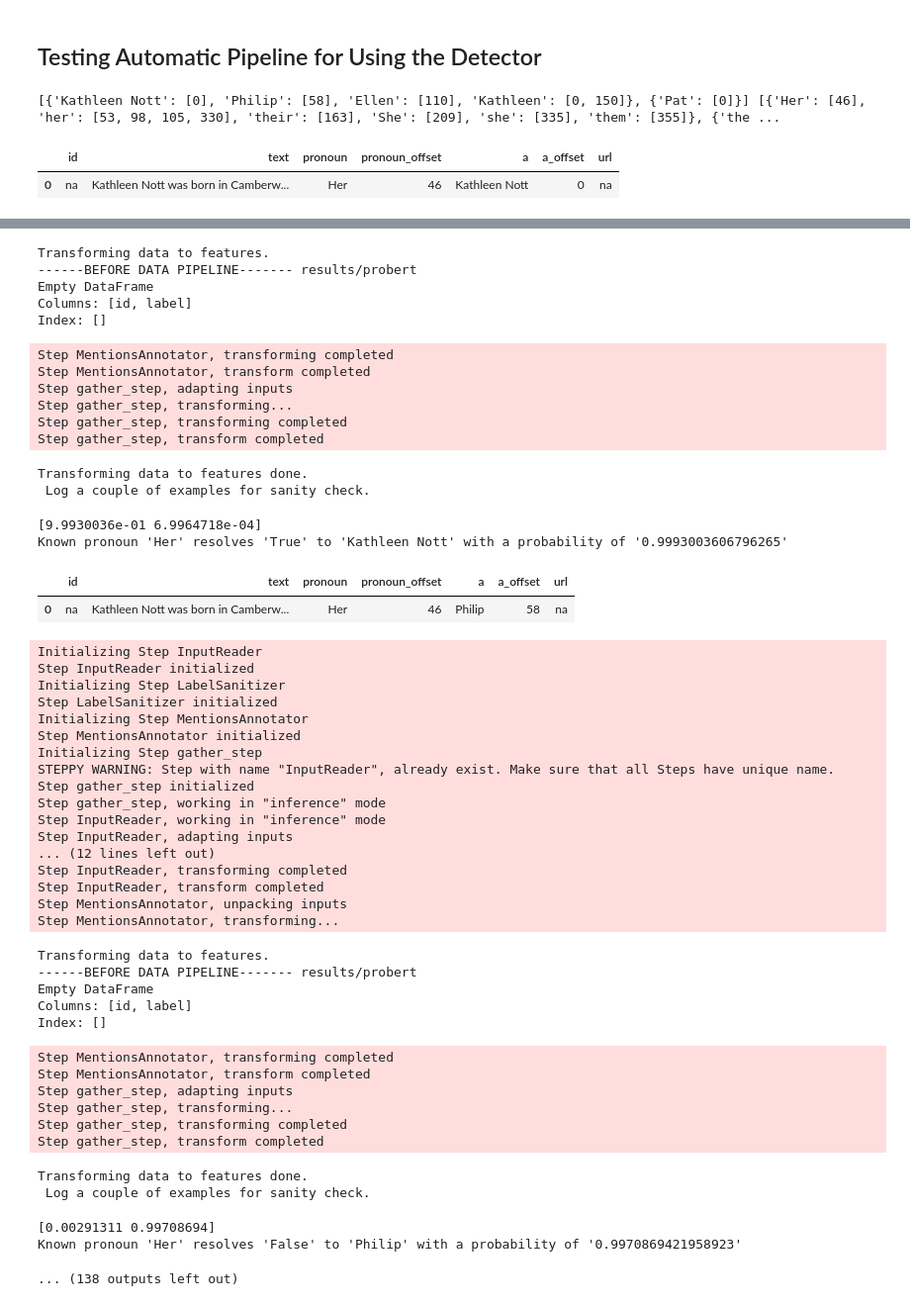
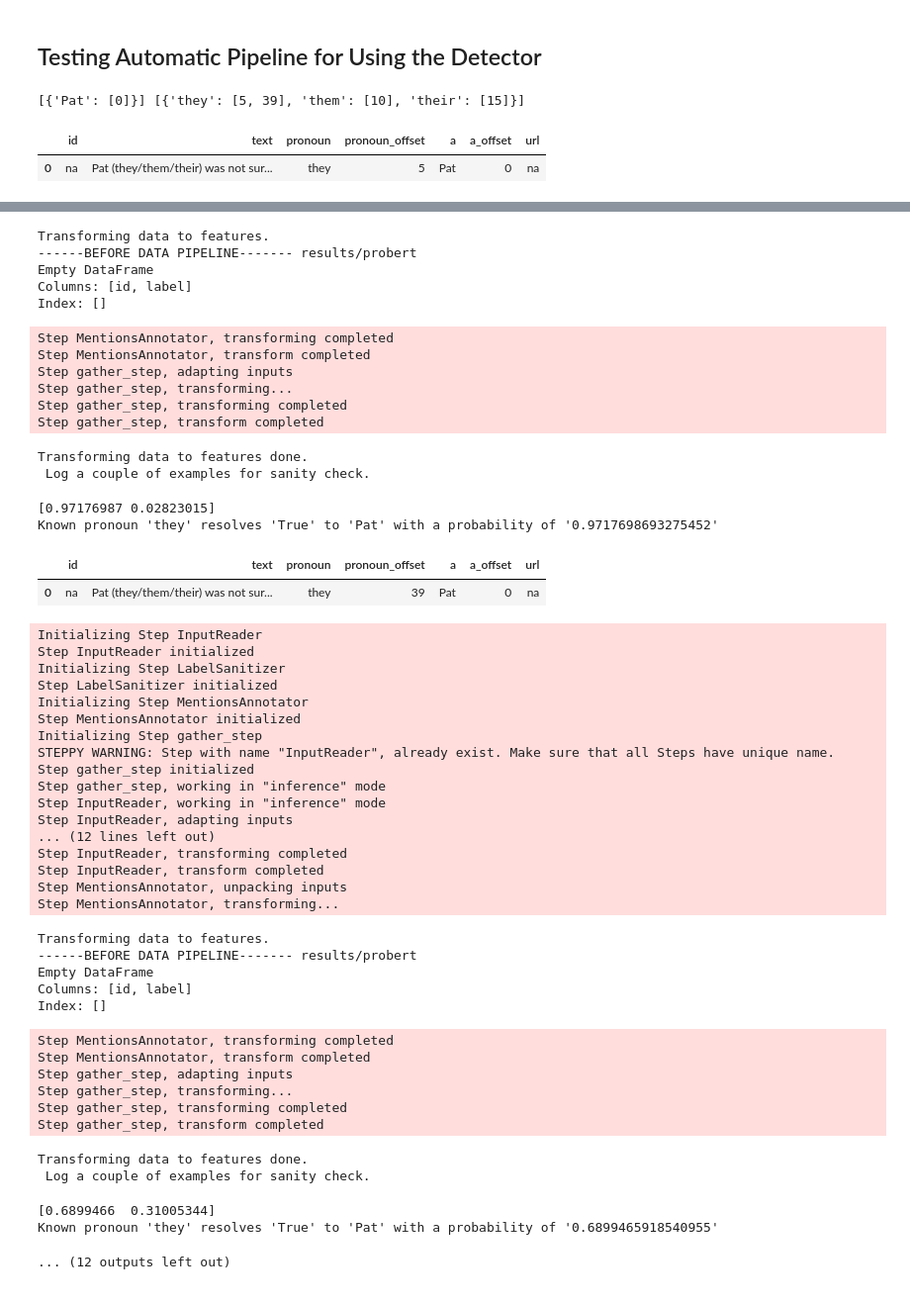
Before and after one commit to lamoghaighoroje/gap, a Jupyter notebook: demo-singular-notebook.ipynb, the cells around one changed output, grey strips where cells are left out. Shown at 99% size. Drawn from its saved outputs; the diff is of its cells as text; code cells hidden in the pictures.

```diff
--- a/demo-singular-notebook.ipynb
+++ b/demo-singular-notebook.ipynb
@@ -95,7 +91,7 @@ def evaluate(model,eval_features,device,eval_mode=True):
     model.eval()
 
     all_input_ids = torch.tensor([f.input_ids for f in eval_features], dtype=torch.long)
-    all_input_mask = torch.tensor([f.input_mask for f in eval_features], dtype=torch.uint8)
+    all_input_mask = torch.tensor([f.input_mask for f in eval_features], dtype=torch.long)
     all_segment_ids = torch.tensor([f.segment_ids for f in eval_features], dtype=torch.long)
     all_gpr_tags_mask = torch.tensor([f.gpr_tags_mask for f in eval_features], dtype=torch.uint8)
 
@@ -199,16 +189,14 @@ If you depend on functionality not listed there, please file an issue.
 ## Testing Automatic Pipeline for Using the Detector
 # %%
 # Raw input text
-# original_text = ["For the U.S. Under Secretary of State, see Lucy W. Benson. Lucy Benson is a fictional character from the long-running Channel 4 soap opera Hollyoaks," \
-#                  "played by Kerrie Taylor between 1995--2000 and appeared in the shows first ever episode airing on the 23 October 1995. The character left five years later when she went travelling.",
-#                  "Kathleen Nott was born in Camberwell, London. Her father, Philip, was a lithographic printer, and her mother, Ellen, ran a boarding house in Brixton; Kathleen was their third daughter. "\
-#                     "She was educated at Mary Datchelor Girls' School (now closed), London, before attending King's College, London.",
-#                 ]
 original_text = [
-                    "Kathleen Nott was born in Camberwell, London. Her father, Philip, was a lithographic printer, and her mother, Ellen, ran a boarding house in Brixton; Kathleen was their third daughter. \
-                        She was educated at Mary Datchelor Girls' School (now closed), London, before attending King's College, London. This is where she met and married them.",
                     "Pat (they/them/their) was not sure how they should bring up inclusivity in the workplace."
                 ]
+# original_text = [
+#                     "Kathleen Nott was born in Camberwell, London. Her father, Philip, was a lithographic printer, and her mother, Ellen, ran a boarding house in Brixton; Kathleen was their third daughter. \
+#                         She was educated at Mary Datchelor Girls' School (now closed), London, before attending King's College, London. This is where she met and married them.",
+#                     "Pat (they/them/their) was not sure how they should bring up inclusivity in the workplace."
+#                 ]
 # # A list of raw input text
 # original_text = ["Pat (they/them/their) was not sure how they should bring up inclusivity in the workplace.",
 #                  "For the U.S. Under Secretary of State, see Lucy W. Benson. Lucy Benson is a fictional character from the long-running Channel 4 soap opera Hollyoaks, \
@@ -222,7 +210,7 @@ original_text = [
 #                         Tilton met with Dozenberg in a restaurant in New York City about a month later and asked Dozenberg to enter his service, without specifying the exact service in question."
 #                 ]
 # %%
-_corenlp_url = 'http://cccxc411.pok.ibm.com:9000/'
+_corenlp_url = 'https://corenlp.run/'
 from pycorenlp import StanfordCoreNLP
 import json
 corenlp = StanfordCoreNLP(_corenlp_url)
@@ -292,11 +280,5 @@ def get_entities_and_pronouns(original_text: List[str]):
 
 entity_list, pronoun_list = get_entities_and_pronouns(original_text)
 print(entity_list, pronoun_list)
-# combinations = []
-# for i in range(len(entity_list)):
-#     # get all possible permutations of (entity, pronoun)
-#     combs = get_combinations(entity_list[i], pronoun_list[i])
-#     # combinations.extend(combs)
-#     print(combs)
 # %% [output]
-[{'Kathleen Nott': [0], 'Philip': [58], 'Ellen': [110], 'Kathleen': [0, 150]}, {'Pat': [0]}] [{'Her': [46], 'her': [53, 98, 105, 330], 'their': [163], 'She': [209], 'she': [335], 'them': [355]}, {'the ...
+[{'Pat': [0]}] [{'they': [5, 39], 'them': [10], 'their': [15]}]
@@ -305,8 +285,10 @@ print(entity_list, pronoun_list)
 # %%
 # initialize results data frame
+from pickle import FALSE, TRUE
+
 cols = ['id', 'text', 'pronoun', 'pronoun_offset', 'a', 'a_offset', 'url']
 
-output_cols = ['id', 'text', 'pronoun', 'pronoun_offset', 'a', 'a_offset', 'url', 'probabilities', 'output']
+output_cols = ['id', 'text', 'pronoun', 'pronoun_offset', 'a', 'a_offset', 'a_coref', 'url', 'probabilities', 'output']
 df_output = pd.DataFrame([], columns=output_cols)
 
 for i in range(len(original_text)):
@@ -343,51 +325,51 @@ for i in range(len(original_text)):
             print(f"Known pronoun '{pronoun}' resolves '{labels[max_idx]}' to '{entity1}' with a probability of '{prob[max_idx]}'")
 
         output = ""
+        entity_coref = False
         if labels[max_idx]:
             output = f"Known pronoun '{pronoun}' resolves to '{entity1}' with a probability of '{prob[max_idx]}'"
+            entity_coref = True
         else:
             output = f"Known pronoun '{pronoun}' does not resolve to '{entity1}' with a probability of '{prob[max_idx]}'"
-        new_df_output = pd.DataFrame([['na',original_text[i], pronoun,pronoun_offset,entity1,entity1_offset,'na', predicted_probs, output]], columns=output_cols)
+        new_df_output = pd.DataFrame([['na',original_text[i], pronoun,pronoun_offset,entity1,entity1_offset,entity_coref,'na', predicted_probs, output]], columns=output_cols)
         df_output = pd.concat([df_output, new_df_output])
-
-df_output.to_csv(f'{exp_dir}/df_output.csv', index=False)
 # %% [output]
 |  | id | text | pronoun | pronoun_offset | a | a_offset | url |
-| 0 | na | Kathleen Nott was born in Camberw... | Her | 46 | Kathleen Nott | 0 | na |
+| 0 | na | Pat (they/them/their) was not sur... | they | 5 | Pat | 0 | na |
 Initializing Step InputReader
 Step InputReader initialized
 Initializing Step LabelSanitizer
 Step LabelSanitizer initialized
 Initializing Step MentionsAnnotator
 Step MentionsAnnotator initialized
 Initializing Step gather_step
 STEPPY WARNING: Step with name "InputReader", already exist. Make sure that all Steps have unique name.
 Step gather_step initialized
 Step gather_step, working in "inference" mode
 Step InputReader, working in "inference" mode
 Step InputReader, adapting inputs
 ... (12 lines left out)
 Step InputReader, transforming completed
 Step InputReader, transform completed
 Step MentionsAnnotator, unpacking inputs
 Step MentionsAnnotator, transforming...
 Transforming data to features.
 ------BEFORE DATA PIPELINE------- results/probert
 Empty DataFrame
 Columns: [id, label]
 Index: []
 Step MentionsAnnotator, transforming completed
 Step MentionsAnnotator, transform completed
 Step gather_step, adapting inputs
 Step gather_step, transforming...
 Step gather_step, transforming completed
 Step gather_step, transform completed
 Transforming data to features done.
  Log a couple of examples for sanity check.
-[9.9930036e-01 6.9964718e-04]
-Known pronoun 'Her' resolves 'True' to 'Kathleen Nott' with a probability of '0.9993003606796265'
+[0.97176987 0.02823015]
+Known pronoun 'they' resolves 'True' to 'Pat' with a probability of '0.9717698693275452'
 |  | id | text | pronoun | pronoun_offset | a | a_offset | url |
-| 0 | na | Kathleen Nott was born in Camberw... | Her | 46 | Philip | 58 | na |
+| 0 | na | Pat (they/them/their) was not sur... | they | 39 | Pat | 0 | na |
 Initializing Step InputReader
 Step InputReader initialized
 Initializing Step LabelSanitizer
@@ -418,6 +400,6 @@ Step gather_step, transforming completed
 Step gather_step, transform completed
 Transforming data to features done.
  Log a couple of examples for sanity check.
-[0.00291311 0.99708694]
-Known pronoun 'Her' resolves 'False' to 'Philip' with a probability of '0.9970869421958923'
+[0.6899466  0.31005344]
+Known pronoun 'they' resolves 'True' to 'Pat' with a probability of '0.6899465918540955'
-... (138 outputs left out)
+... (12 outputs left out)
```
Also changed, not shown: parts of 12 cells of this notebook, 10 other files.
